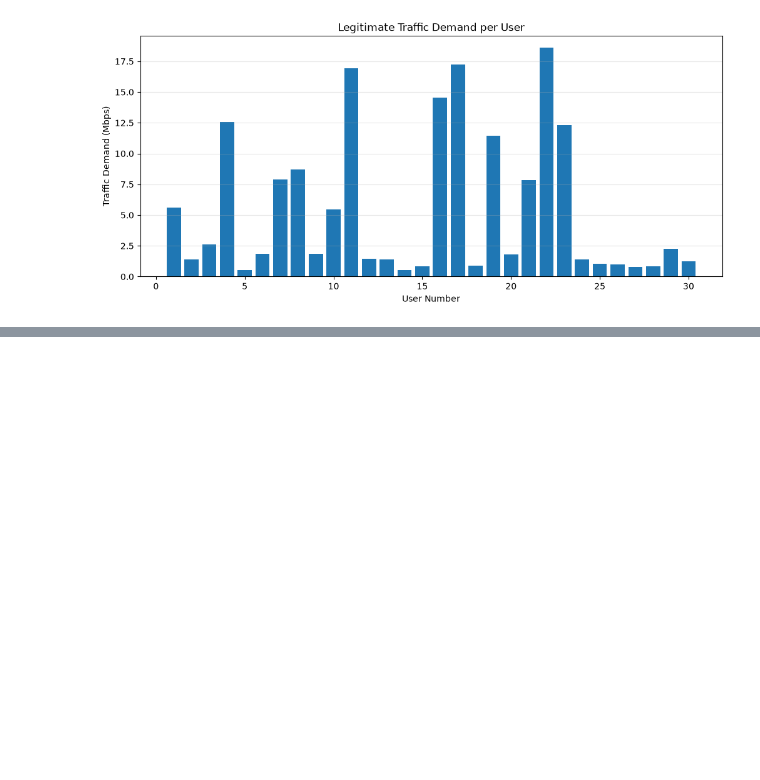
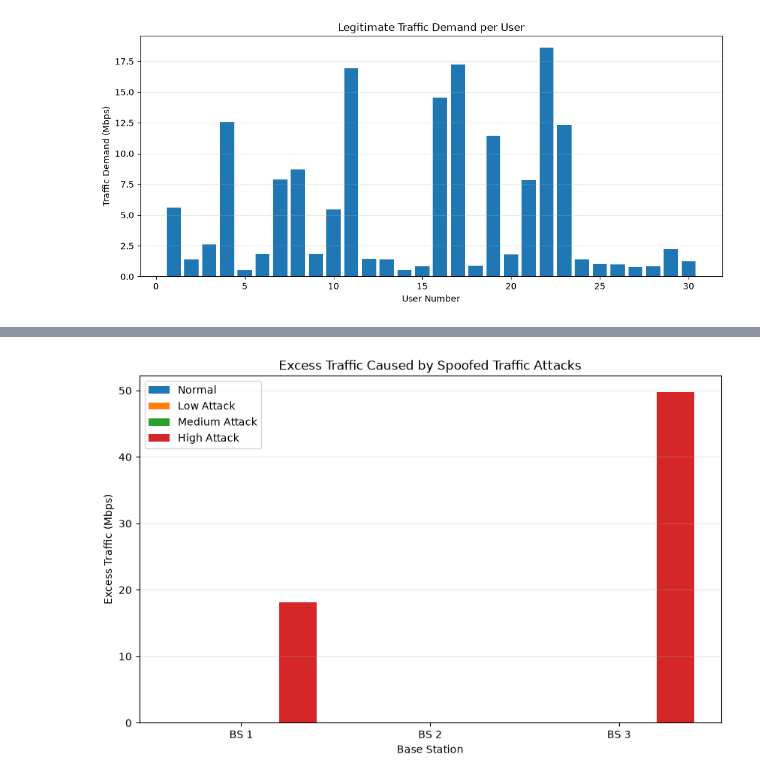
Before and after one commit to Chathuranga630/sionna, a Jupyter notebook: Spoofed_Traffic_v3.ipynb, the cells around one changed output, grey strips where cells are left out. Drawn from its saved outputs; the diff is of its cells as text; code cells hidden in the pictures; blank space fills up the shorter version.

```diff
--- a/Spoofed_Traffic_v3.ipynb
+++ b/Spoofed_Traffic_v3.ipynb
@@ -2106,0 +2652,31 @@ traffic_summary
+# %%
+# STEP 15.8 - Plot Excess Traffic
+
+plt.figure(figsize=(10, 6))
+
+for i, scenario in enumerate(scenario_names):
+
+    plt.bar(
+        x + i * width,
+        excess_traffic_results[scenario],
+        width,
+        label=scenario
+    )
+
+plt.xticks(
+    x + width * 1.5,
+    [f"BS {i+1}" for i in range(num_bs)]
+)
+
+plt.xlabel("Base Station")
+plt.ylabel("Excess Traffic (Mbps)")
+plt.title(
+    "Excess Traffic Caused by Spoofed Traffic Attacks"
+)
+
+plt.legend()
+plt.grid(axis="y", alpha=0.3)
+
+plt.show()
+# %% [output]
+[figure, added]
```
Also changed, not shown: parts of 90 cells of this notebook.
